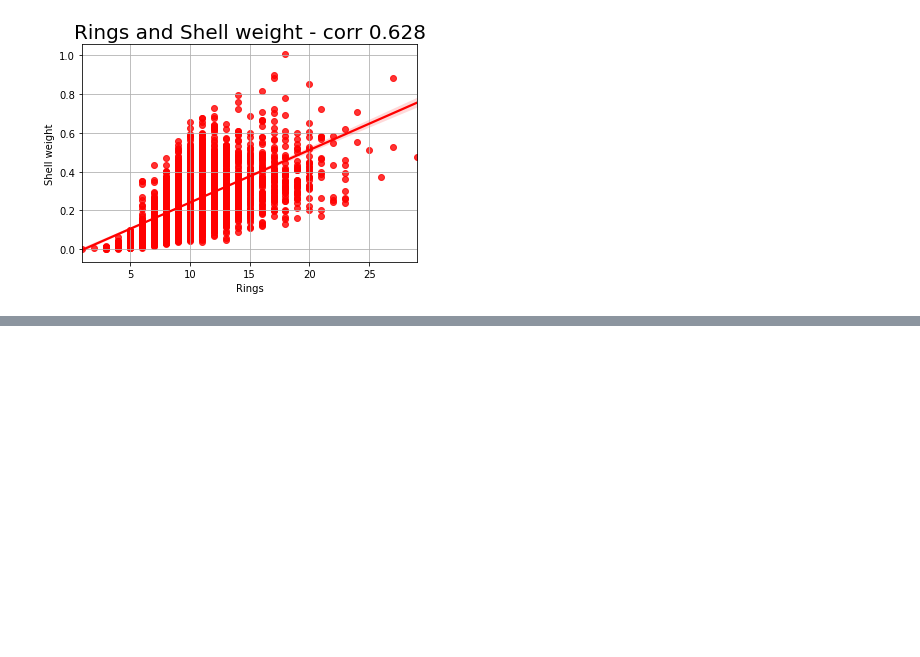
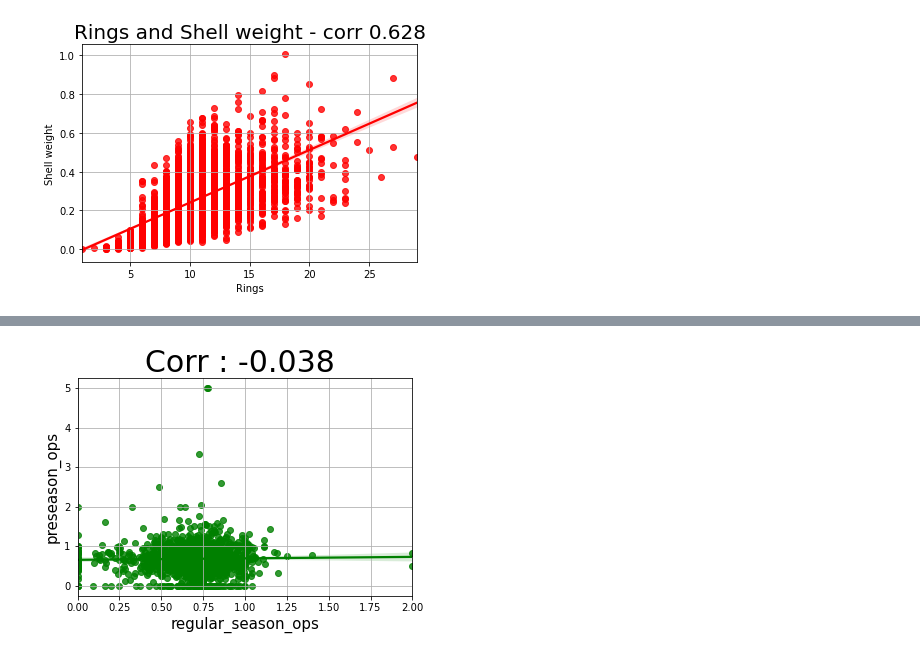
Before and after one commit to updaun/PythonBasic, a Jupyter notebook: GJ_AI/1. DeepLearning/kbo.ipynb, the cells around one changed output, grey strips where cells are left out. Cells and saved outputs as stored; diff of their text form; code cells hidden in the pictures; blank space fills up the shorter version.

Commit message:
kbo data corr

```diff
--- a/GJ_AI/1. DeepLearning/kbo.ipynb
+++ b/GJ_AI/1. DeepLearning/kbo.ipynb
@@ -193,0 +368,2 @@ Rings and Shell weight - corr : 0.628
+# %%
+corr = regular_season_new['OPS'].corr(preseason_new['OPS'])
@@ -193,0 +372,17 @@ Rings and Shell weight - corr : 0.628
+# %%
+import numpy as np
+
+sns.regplot(x = regular_season_new['OPS'],
+           y = preseason_new['OPS'],
+           fit_reg = True,
+           color = 'green')
+
+plt.title("Corr : {} ".format(np.round(corr,3)),
+         fontsize = 30)
+plt.xlabel("regular_season_ops", fontsize = 15)
+plt.ylabel("preseason_ops", fontsize = 15)
+
+plt.grid()
+plt.show()
+# %% [output]
+[figure, added]
```
Also changed, not shown: parts of 41 cells of this notebook.
